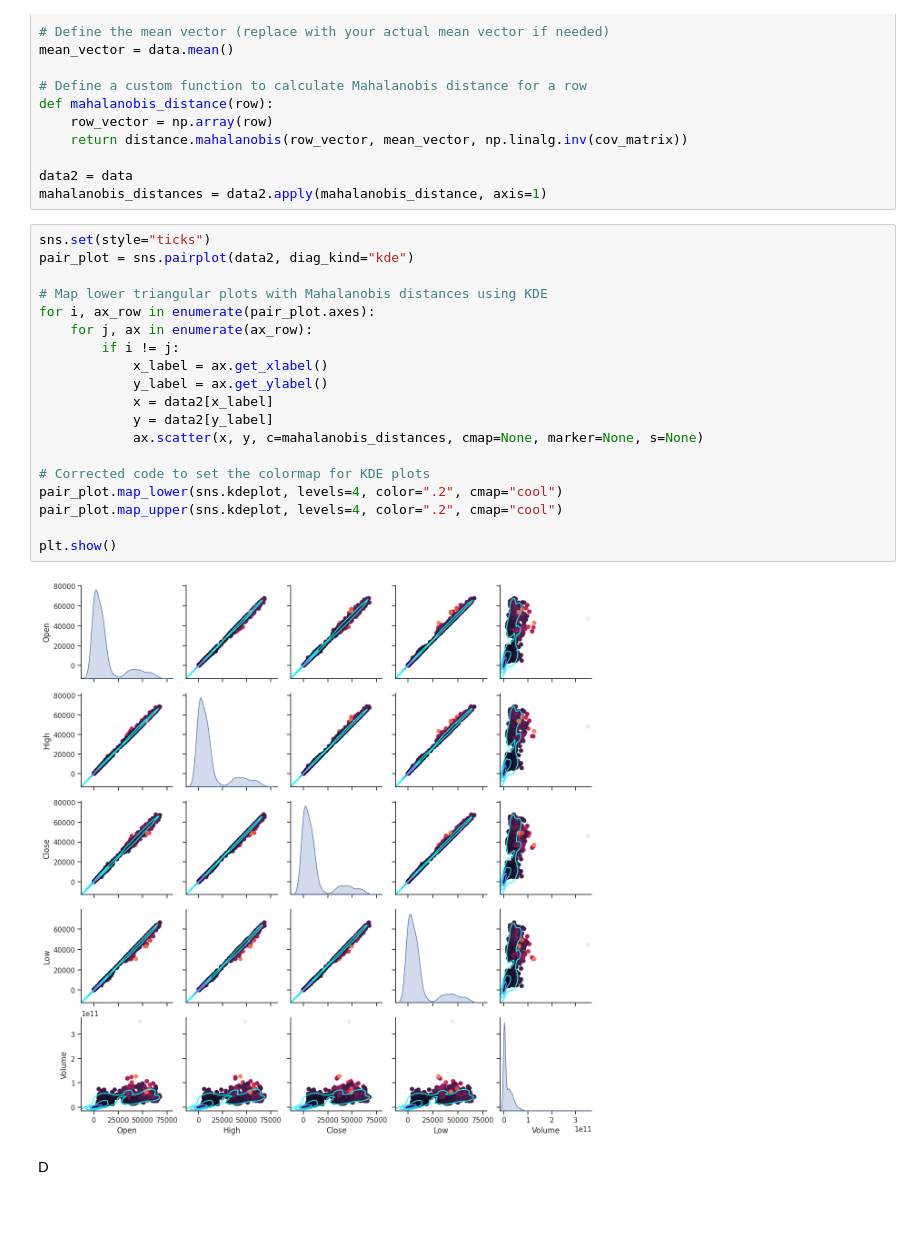
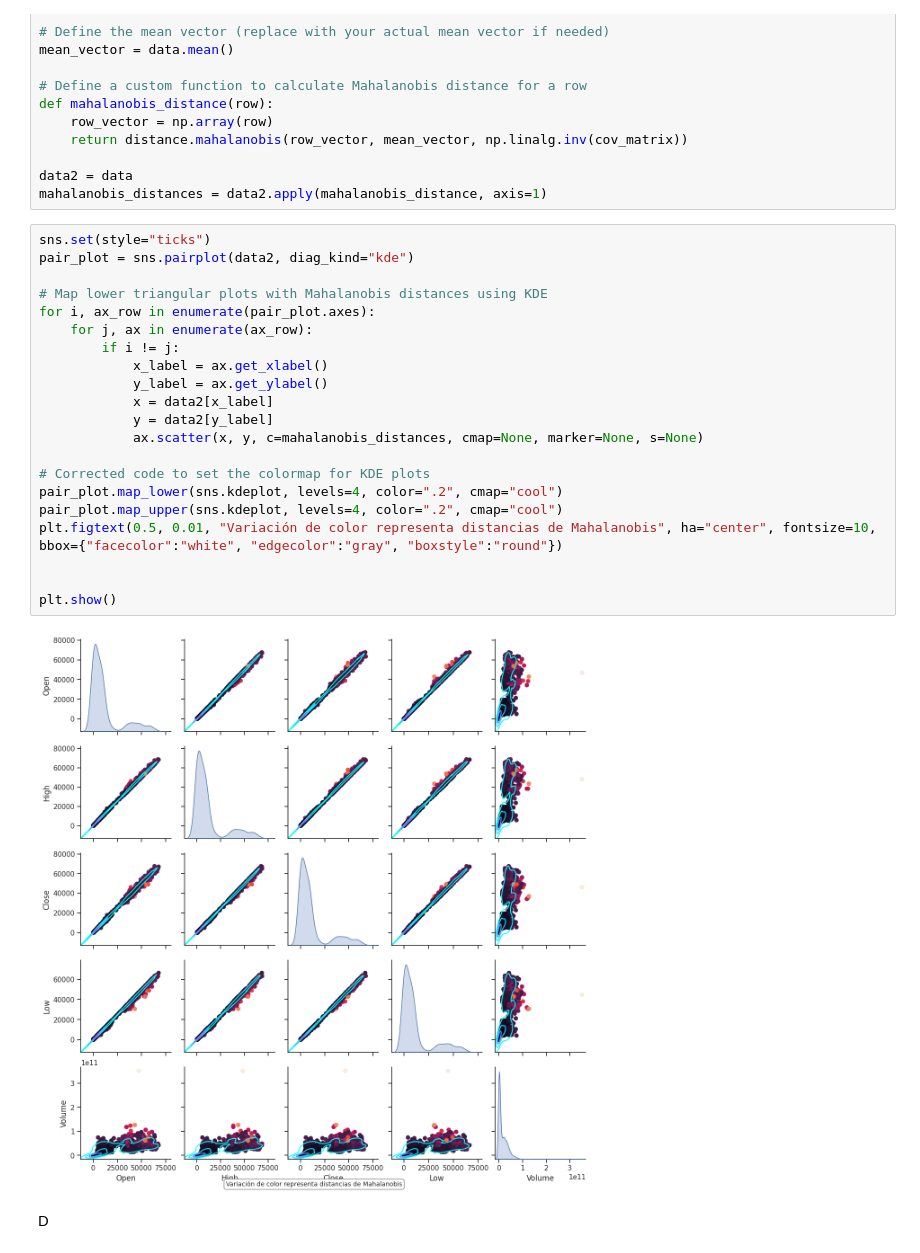
Before and after one commit to maestria-ds-eafit/Algebra_Taller2_Camilo_David, a Jupyter notebook: problem2.ipynb, the cells around one changed output. Cells and saved outputs as stored; diff of their text form; blank space fills up the shorter version.

```diff
--- a/problem2.ipynb
+++ b/problem2.ipynb
@@ -165,23 +167,25 @@ mahalanobis_distances = data2.apply(mahalanobis_distance, axis=1)
 # %%
 sns.set(style="ticks")
 pair_plot = sns.pairplot(data2, diag_kind="kde")
 
 # Map lower triangular plots with Mahalanobis distances using KDE
 for i, ax_row in enumerate(pair_plot.axes):
     for j, ax in enumerate(ax_row):
         if i != j:
             x_label = ax.get_xlabel()
             y_label = ax.get_ylabel()
             x = data2[x_label]
             y = data2[y_label]
             ax.scatter(x, y, c=mahalanobis_distances, cmap=None, marker=None, s=None)
 
 # Corrected code to set the colormap for KDE plots
 pair_plot.map_lower(sns.kdeplot, levels=4, color=".2", cmap="cool")
 pair_plot.map_upper(sns.kdeplot, levels=4, color=".2", cmap="cool")
+plt.figtext(0.5, 0.01, "Variación de color representa distancias de Mahalanobis", ha="center", fontsize=10, bbox={"facecolor":"white", "edgecolor":"gray", "boxstyle":"round"})
+
 
 plt.show()
 # %% [output]
-[figure, old version]
+[figure, new version]
 # %% [markdown]
 D
```
Also changed, not shown: parts of 3 cells of this notebook, 4 other files.
